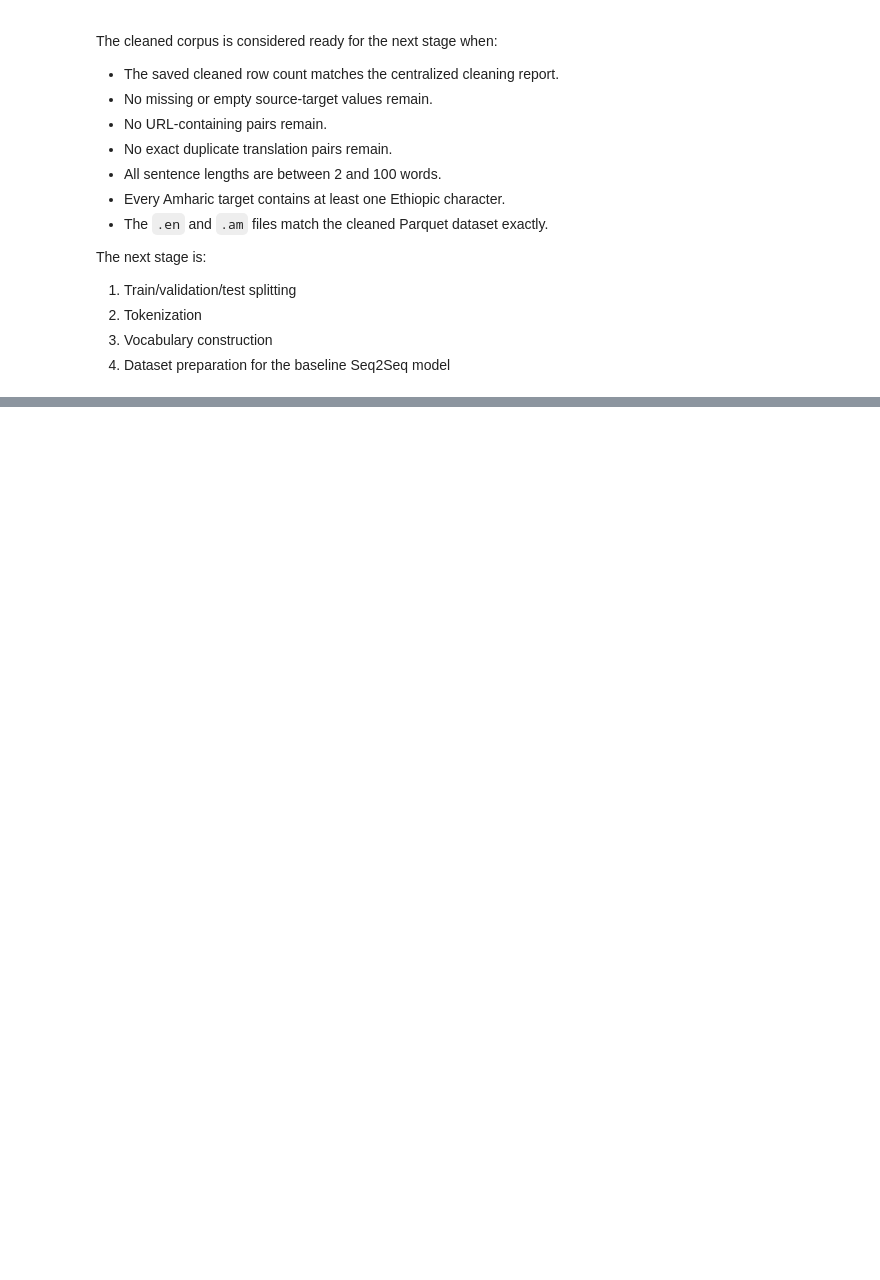
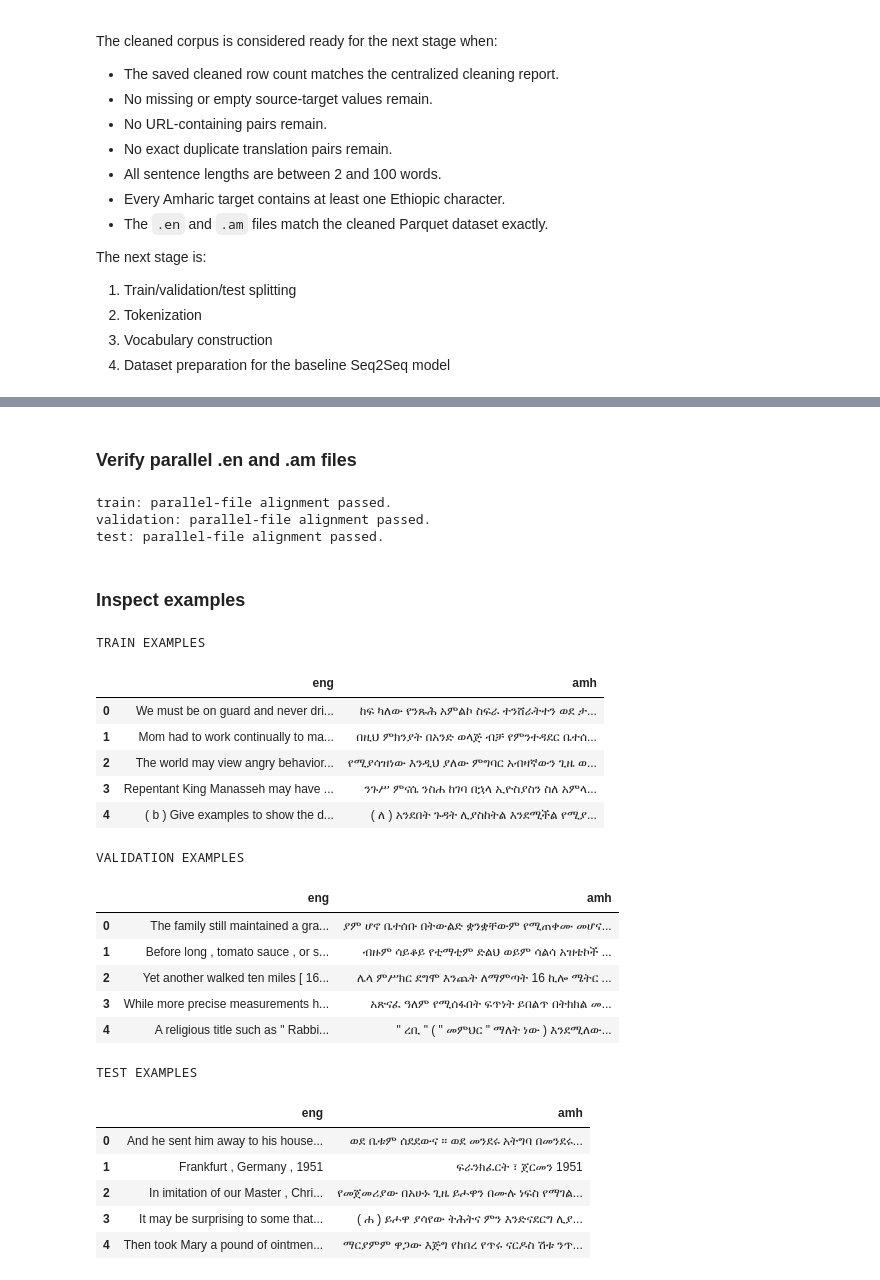
Before and after one commit to 21Oli/neural-machine-translation, a Jupyter notebook: notebooks/02_preprocessing_analysis.ipynb, the cells around one changed output, grey strips where cells are left out. Cells and saved outputs as stored; diff of their text form; code cells hidden in the pictures; blank space fills up the shorter version.

```diff
--- a/notebooks/02_preprocessing_analysis.ipynb
+++ b/notebooks/02_preprocessing_analysis.ipynb
@@ -841,0 +942,8 @@ The next stage is:
+# %%
+train_df = pd.read_parquet(TRAIN_FILE)
+validation_df = pd.read_parquet(VALIDATION_FILE)
+test_df = pd.read_parquet(TEST_FILE)
+
+print("Train shape      :", train_df.shape)
+print("Validation shape :", validation_df.shape)
+print("Test shape       :", test_df.shape)
@@ -841,0 +1068,62 @@ The next stage is:
+# %% [markdown]
+### Verify parallel .en and .am files
+# %%
+parallel_files = {
+    "train": (TRAIN_EN_FILE, TRAIN_AM_FILE, train_df),
+    "validation": (
+        VALIDATION_EN_FILE,
+        VALIDATION_AM_FILE,
+        validation_df,
+    ),
+    "test": (TEST_EN_FILE, TEST_AM_FILE, test_df),
+}
+
+for split_name, (en_file, am_file, split_df) in parallel_files.items():
+    en_lines = en_file.read_text(encoding="utf-8").splitlines()
+    am_lines = am_file.read_text(encoding="utf-8").splitlines()
+
+    assert len(en_lines) == len(split_df)
+    assert len(am_lines) == len(split_df)
+    assert len(en_lines) == len(am_lines)
+
+    assert en_lines == split_df["eng"].tolist()
+    assert am_lines == split_df["amh"].tolist()
+
+    print(f"{split_name}: parallel-file alignment passed.")
+# %% [output]
+train: parallel-file alignment passed.
+validation: parallel-file alignment passed.
+test: parallel-file alignment passed.
+# %% [markdown]
+### Inspect examples
+# %%
+print("TRAIN EXAMPLES")
+display(train_df.head(5))
+
+print("VALIDATION EXAMPLES")
+display(validation_df.head(5))
+
+print("TEST EXAMPLES")
+display(test_df.head(5))
+# %% [output]
+TRAIN EXAMPLES
+|  | eng | amh |
+| 0 | We must be on guard and never dri... | ከፍ ካለው የንጹሕ አምልኮ ስፍራ ተንሸራትተን ወደ ታ... |
+| 1 | Mom had to work continually to ma... | በዚህ ምክንያት በአንድ ወላጅ ብቻ የምንተዳደር ቤተሰ... |
+| 2 | The world may view angry behavior... | የሚያሳዝነው እንዲህ ያለው ምግባር አብዛኛውን ጊዜ ወ... |
+| 3 | Repentant King Manasseh may have ... | ንጉሥ ምናሴ ንስሐ ከገባ በኋላ ኢዮስያስን ስለ አምላ... |
+| 4 | ( b ) Give examples to show the d... | ( ለ ) አንደበት ጉዳት ሊያስከትል እንደሚችል የሚያ... |
+VALIDATION EXAMPLES
+|  | eng | amh |
+| 0 | The family still maintained a gra... | ያም ሆኖ ቤተሰቡ በትውልድ ቋንቋቸውም የሚጠቀሙ መሆና... |
+| 1 | Before long , tomato sauce , or s... | ብዙም ሳይቆይ የቲማቲም ድልህ ወይም ሳልሳ አዝቴኮች ... |
+| 2 | Yet another walked ten miles [ 16... | ሌላ ምሥክር ደግሞ እንጨት ለማምጣት 16 ኪሎ ሜትር ... |
+| 3 | While more precise measurements h... | አጽናፈ ዓለም የሚሰፋበት ፍጥነት ይበልጥ በትክክል መ... |
+| 4 | A religious title such as " Rabbi... | " ረቢ " ( " መምህር " ማለት ነው ) እንደሚለው... |
+TEST EXAMPLES
+|  | eng | amh |
+| 0 | And he sent him away to his house... | ወደ ቤቱም ሰደደውና ። ወደ መንደሩ አትግባ በመንደሩ... |
+| 1 | Frankfurt , Germany , 1951 | ፍራንክፈርት ፣ ጀርመን 1951 |
+| 2 | In imitation of our Master , Chri... | የመጀመሪያው በአሁኑ ጊዜ ይሖዋን በሙሉ ነፍስ የማገል... |
+| 3 | It may be surprising to some that... | ( ሐ ) ይሖዋ ያሳየው ትሕትና ምን እንድናደርግ ሊያ... |
+| 4 | Then took Mary a pound of ointmen... | ማርያምም ዋጋው እጅግ የከበረ የጥሩ ናርዶስ ሽቱ ንጥ... |
```
Also changed, not shown: parts of 26 cells of this notebook, 2 other files.
